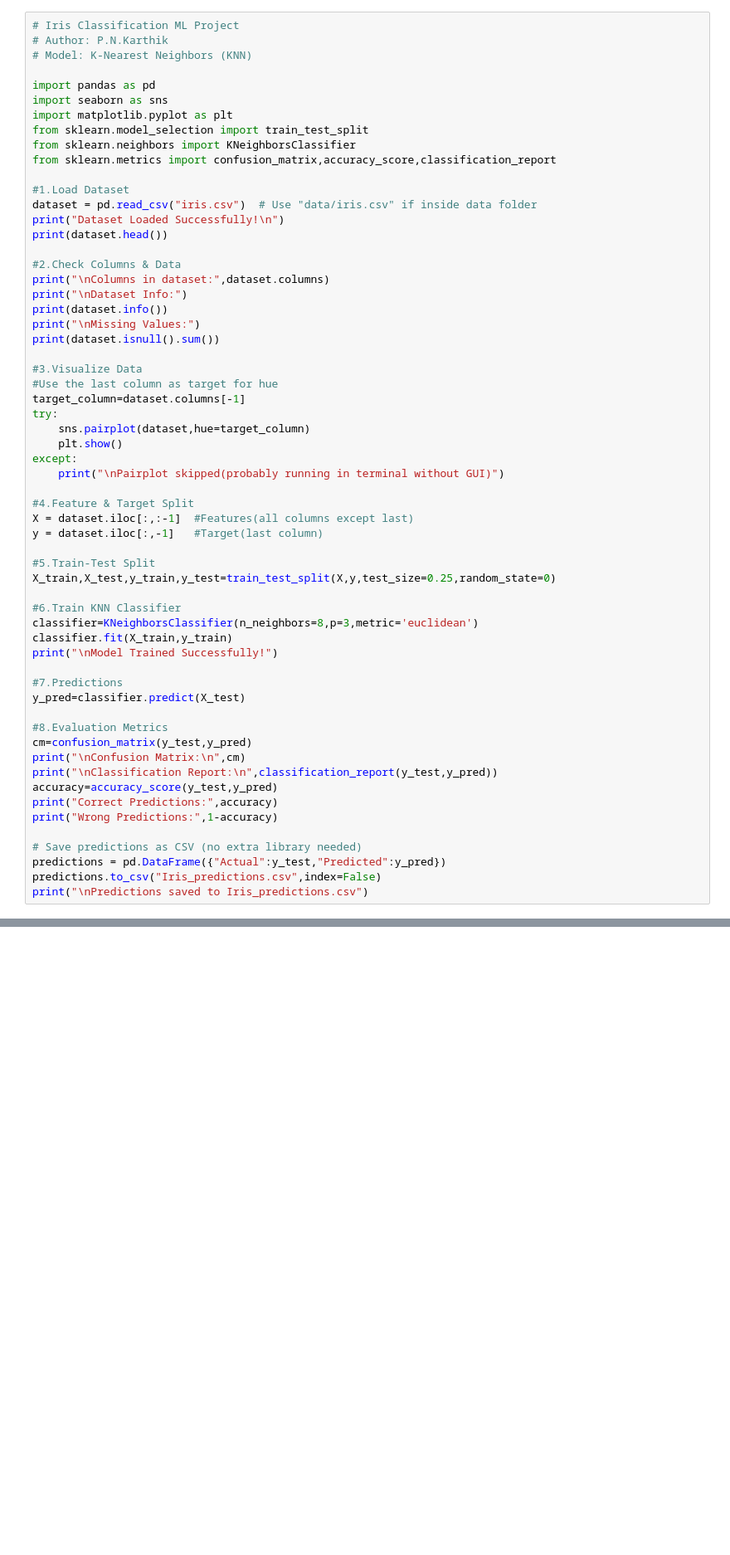
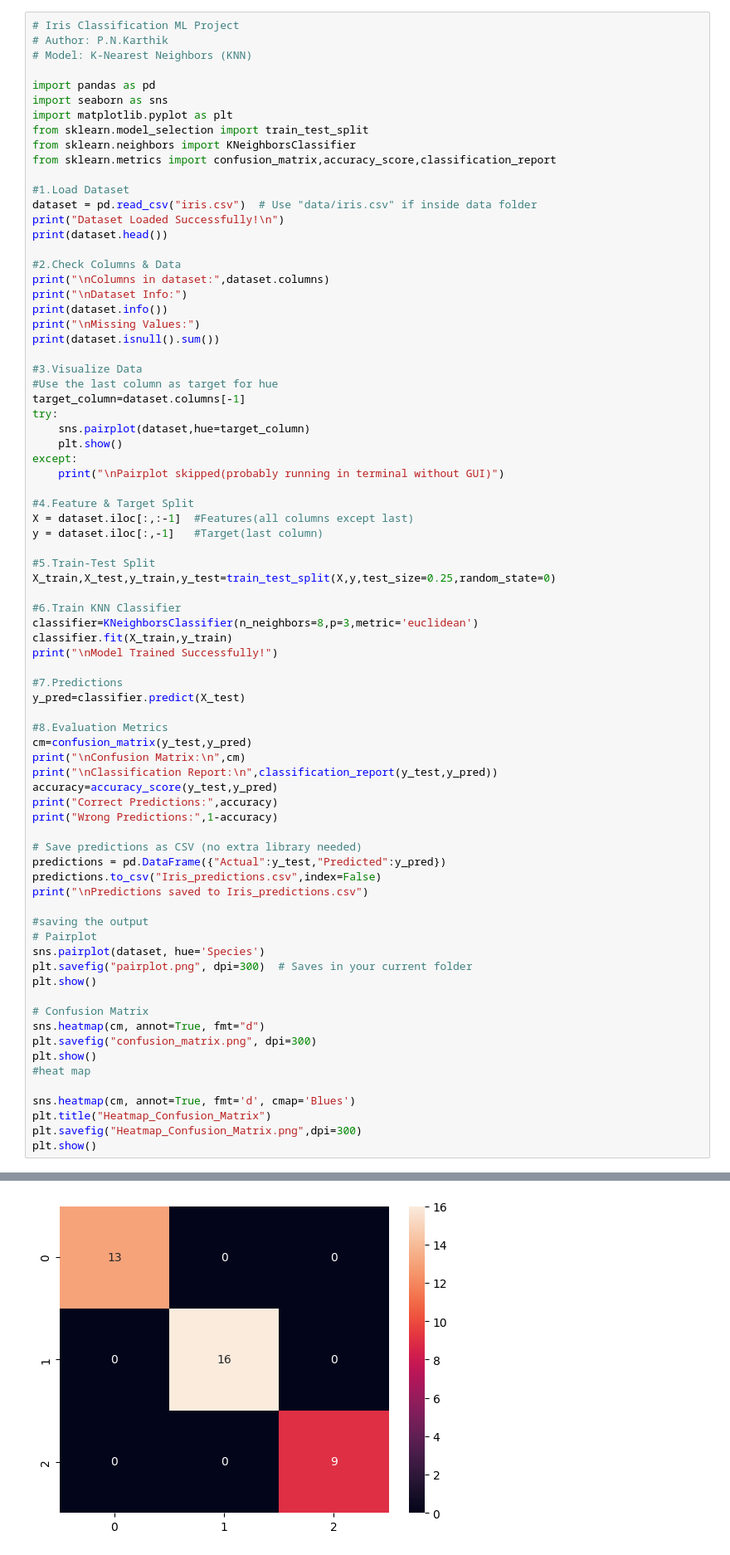
Before and after one commit to karthik47-p/Iris-Classification-ML-Project, a Jupyter notebook: Data/iris_classification.ipynb, the cells around one changed output, grey strips where cells are left out. Shown at 83% size. Saved outputs shown, nothing was run; the diff lists cells and outputs as text; blank space fills up the shorter version.

Commit message:
Update Iris Classification: added pairplot, confusion matrix, heatmap with saved images

```diff
--- a/Data/iris_classification.ipynb
+++ b/Data/iris_classification.ipynb
@@ -58,6 +58,23 @@ print("Wrong Predictions:",1-accuracy)
 predictions = pd.DataFrame({"Actual":y_test,"Predicted":y_pred})
 predictions.to_csv("Iris_predictions.csv",index=False)
 print("\nPredictions saved to Iris_predictions.csv")
+
+#saving the output
+# Pairplot
+sns.pairplot(dataset, hue='Species')
+plt.savefig("pairplot.png", dpi=300)  # Saves in your current folder
+plt.show()
+
+# Confusion Matrix
+sns.heatmap(cm, annot=True, fmt="d")
+plt.savefig("confusion_matrix.png", dpi=300)
+plt.show()
+#heat map
+
+sns.heatmap(cm, annot=True, fmt='d', cmap='Blues')
+plt.title("Heatmap_Confusion_Matrix")
+plt.savefig("Heatmap_Confusion_Matrix.png",dpi=300)
+plt.show()
 # %% [output]
 Dataset Loaded Successfully!
 
@@ -96,0 +115 @@ Predictions saved to Iris_predictions.csv
+[figure, added]
```
Also changed, not shown: parts of 1 cell of this notebook, 3 other files.
